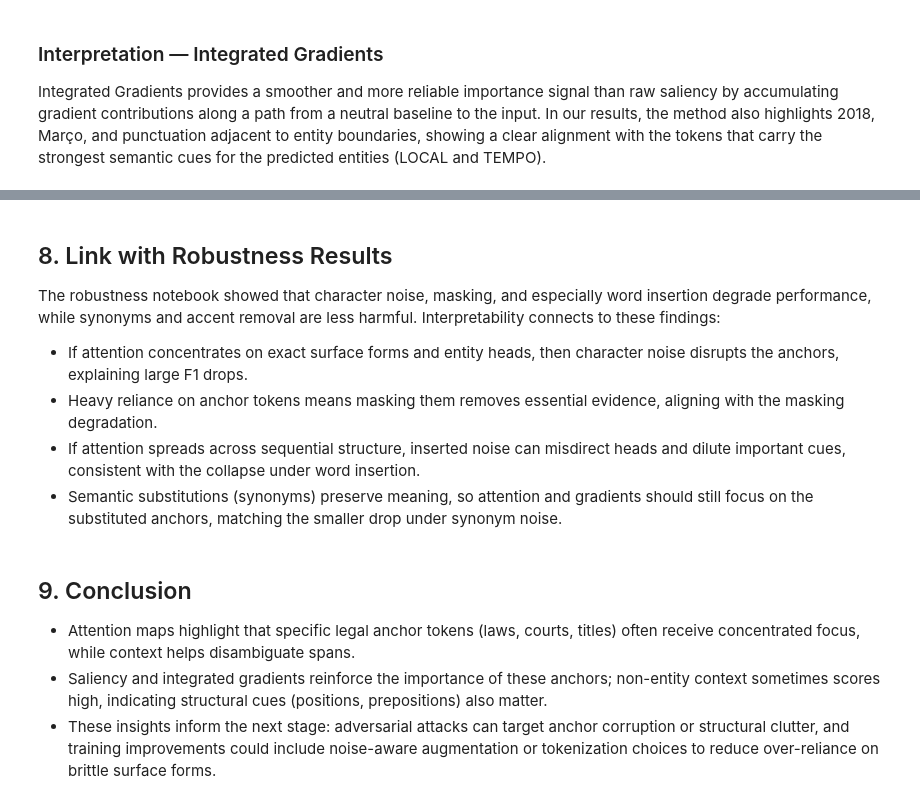
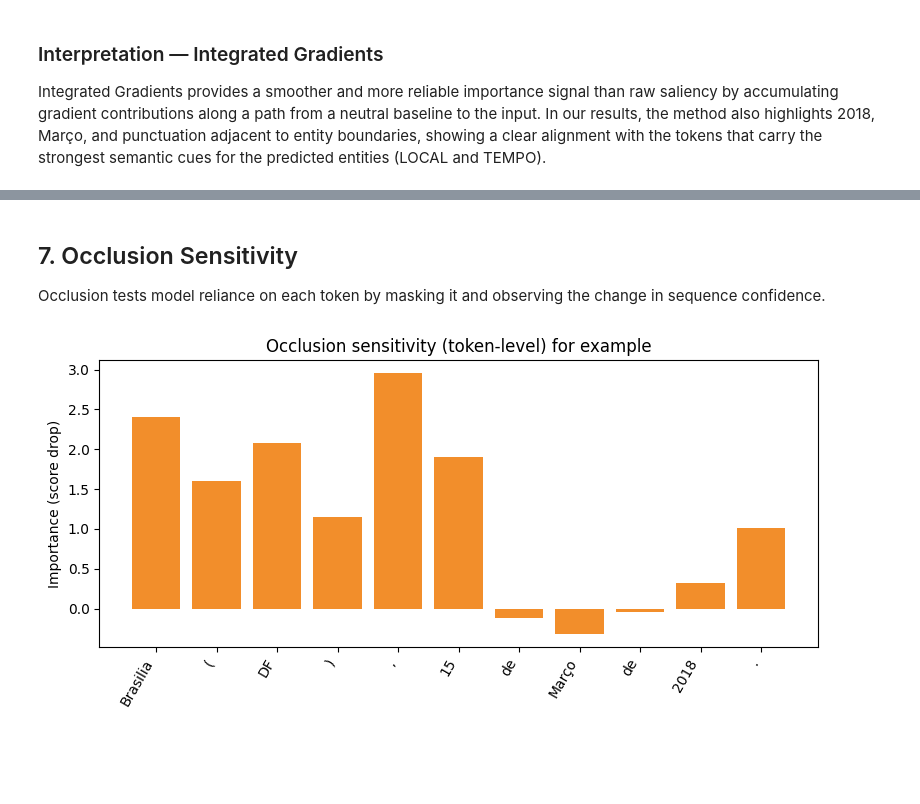
Before and after one commit to DiogoNogueiraLima/ner_smalllm_project, a Jupyter notebook: notebooks/03_interpretability.ipynb, the cells around one changed output, grey strips where cells are left out. Saved outputs shown, nothing was run; the diff lists cells and outputs as text; code cells hidden in the pictures; blank space fills up the shorter version.

```diff
--- a/notebooks/03_interpretability.ipynb
+++ b/notebooks/03_interpretability.ipynb
@@ -489,12 +478,3 @@ For the inspected example, juxtapose:
-# %% [markdown]
-## 8. Link with Robustness Results
-The robustness notebook showed that character noise, masking, and especially word insertion degrade performance, while synonyms and accent removal are less harmful. Interpretability connects to these findings:
-- If attention concentrates on exact surface forms and entity heads, then character noise disrupts the anchors, explaining large F1 drops.
-- Heavy reliance on anchor tokens means masking them removes essential evidence, aligning with the masking degradation.
-- If attention spreads across sequential structure, inserted noise can misdirect heads and dilute important cues, consistent with the collapse under word insertion.
-- Semantic substitutions (synonyms) preserve meaning, so attention and gradients should still focus on the substituted anchors, matching the smaller drop under synonym noise.
-# %% [markdown]
-## 9. Conclusion
-- Attention maps highlight that specific legal anchor tokens (laws, courts, titles) often receive concentrated focus, while context helps disambiguate spans.
-- Saliency and integrated gradients reinforce the importance of these anchors; non-entity context sometimes scores high, indicating structural cues (positions, prepositions) also matter.
-- These insights inform the next stage: adversarial attacks can target anchor corruption or structural clutter, and training improvements could include noise-aware augmentation or tokenization choices to reduce over-reliance on brittle surface forms.
+# %% [markdown]
+## 7. Occlusion Sensitivity
+Occlusion tests model reliance on each token by masking it and observing the change in sequence confidence.
@@ -500,0 +534,15 @@ The robustness notebook showed that character noise, masking, and especially wor
+# %%
+tokens_for_occlusion, occlusion_scores = compute_occlusion_scores(
+    example_tokens, model, tokenizer, label_list
+)
+
+plt.figure(figsize=(8, 4))
+plt.bar(range(len(tokens_for_occlusion)), occlusion_scores, color="#f28e2b")
+plt.xticks(range(len(tokens_for_occlusion)), tokens_for_occlusion, rotation=60, ha="right")
+plt.ylabel("Importance (score drop)")
+plt.title("Occlusion sensitivity (token-level) for example")
+# Small negative values mean the token slightly helps the baseline score when hidden.
+plt.tight_layout()
+plt.show()
+# %% [output]
+[figure, added]
```
Also changed, not shown: parts of 6 cells of this notebook.
